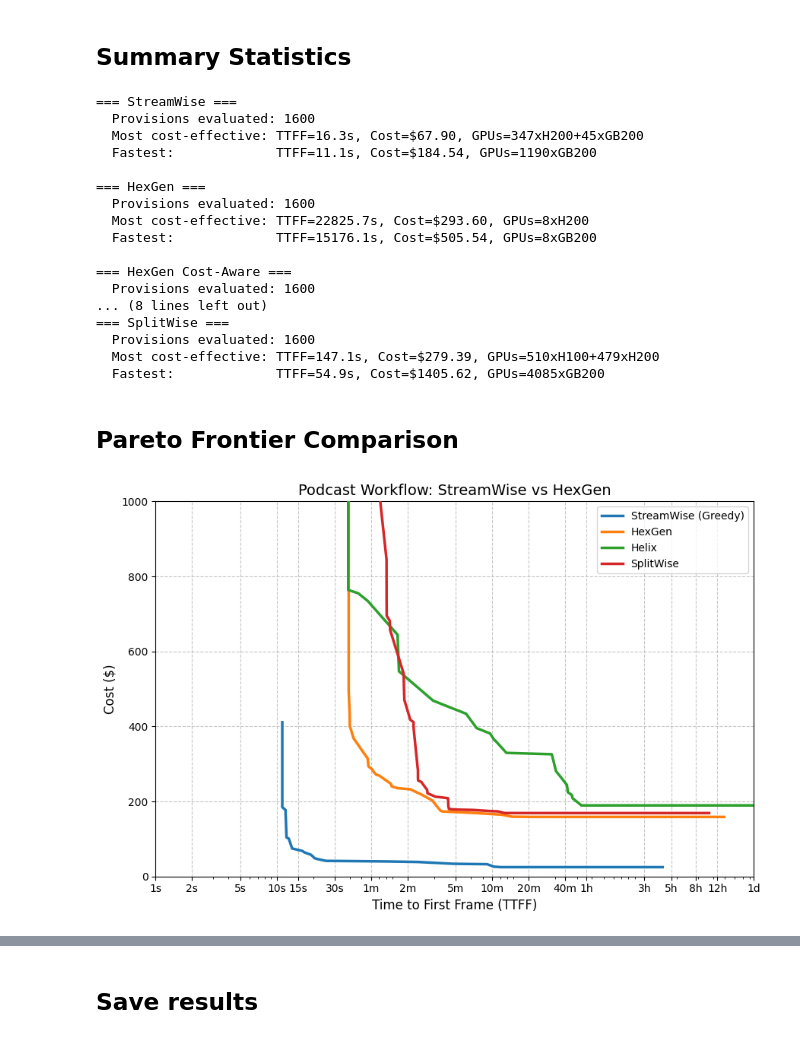
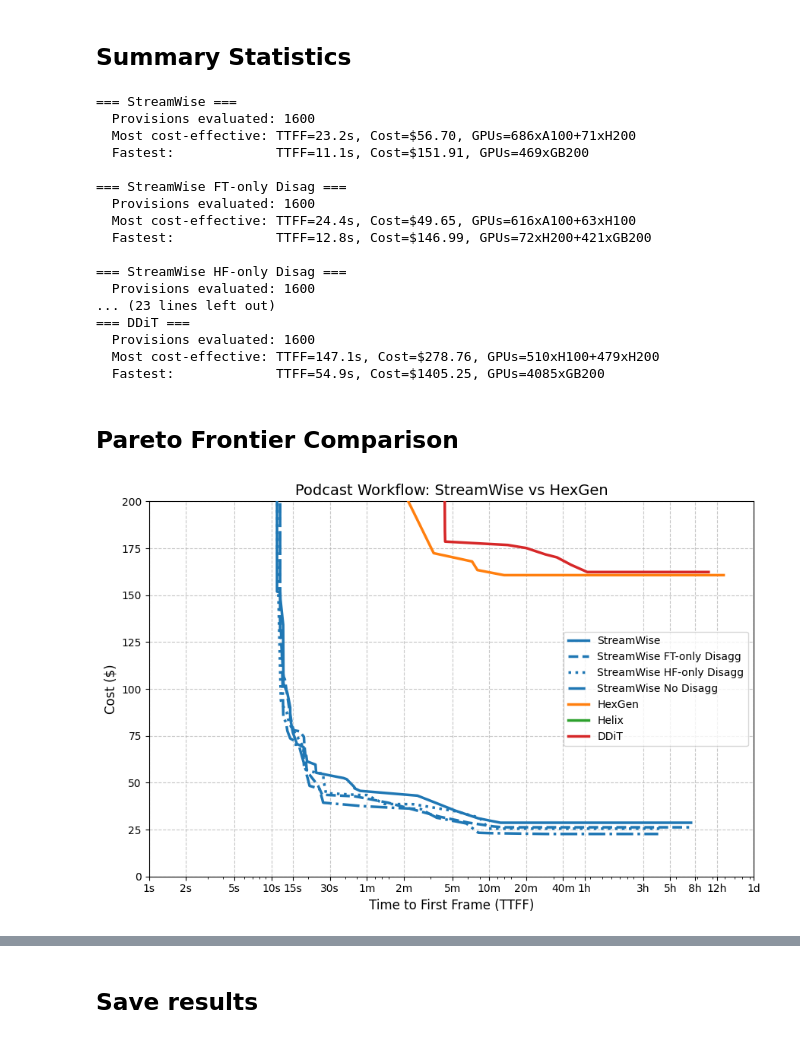
Before and after one commit to Azure/realtimevideogen, a Jupyter notebook: simulator/llm.ipynb, the cells around one changed output, grey strips where cells are left out. Saved outputs shown, nothing was run; the diff lists cells and outputs as text; code cells hidden in the pictures.

```diff
--- a/simulator/llm.ipynb
+++ b/simulator/llm.ipynb
@@ -60,9 +61,17 @@ workflow = PODCAST_WORKFLOW
 # %% [markdown]
 ## Run Provisioning
 # %%
+# both disagg
+sw_both_disagg_policy = replace(
+    STREAMWISE_POLICY,
+    disaggregation = {
+        Model.FT: True,
+        Model.HF: True,
+    }
+)
 streamwise_results = get_provisioning_results(
     workflow=workflow,
     latency_data=latency_data,
-    policy=STREAMWISE_POLICY,
+    policy=sw_both_disagg_policy,
     short_list=SHORT_LIST,
 )
@@ -69,3 +109,18 @@ streamwise_results = get_provisioning_results(
+# %%
+# hf-only disagg
+sw_hf_only_disagg_policy = replace(
+    STREAMWISE_POLICY,
+    disaggregation={
+        Model.HF: True,
+        Model.FT: False,
+    }
+)
+streamwise_hf_only_disagg_results = get_provisioning_results(
+    workflow=workflow,
+    latency_data=latency_data,
+    policy=sw_hf_only_disagg_policy,
+    short_list=SHORT_LIST,
+)
 # %%
 hexgen_results = get_provisioning_results(
     workflow=workflow,
@@ -148,6 +203,9 @@ hexgen_results_using_spot_cost_aware = get_provisioning_results(
 # %%
 for label, res in [
     ("StreamWise", streamwise_results),
+    ("StreamWise FT-only Disag", streamwise_ft_only_disagg_results),
+    ("StreamWise HF-only Disag", streamwise_hf_only_disagg_results),
+    ("StreamWise No Disagg", streamwise_no_disagg_results),
     ("HexGen", hexgen_results),
     ("HexGen Cost-Aware", hexgen_cost_aware_results),
     ("Helix", helix_results),
@@ -163,21 +221,21 @@ for label, res in [
 # %% [output]
 === StreamWise ===
   Provisions evaluated: 1600
-  Most cost-effective: TTFF=16.3s, Cost=$67.90, GPUs=347xH200+45xGB200
-  Fastest:             TTFF=11.1s, Cost=$184.54, GPUs=1190xGB200
+  Most cost-effective: TTFF=23.2s, Cost=$56.70, GPUs=686xA100+71xH200
+  Fastest:             TTFF=11.1s, Cost=$151.91, GPUs=469xGB200
 
-=== HexGen ===
+=== StreamWise FT-only Disag ===
   Provisions evaluated: 1600
-  Most cost-effective: TTFF=22825.7s, Cost=$293.60, GPUs=8xH200
-  Fastest:             TTFF=15176.1s, Cost=$505.54, GPUs=8xGB200
+  Most cost-effective: TTFF=24.4s, Cost=$49.65, GPUs=616xA100+63xH100
+  Fastest:             TTFF=12.8s, Cost=$146.99, GPUs=72xH200+421xGB200
 
-=== HexGen Cost-Aware ===
+=== StreamWise HF-only Disag ===
   Provisions evaluated: 1600
-... (8 lines left out)
-=== SplitWise ===
+... (23 lines left out)
+=== DDiT ===
   Provisions evaluated: 1600
-  Most cost-effective: TTFF=147.1s, Cost=$279.39, GPUs=510xH100+479xH200
-  Fastest:             TTFF=54.9s, Cost=$1405.62, GPUs=4085xGB200
+  Most cost-effective: TTFF=147.1s, Cost=$278.76, GPUs=510xH100+479xH200
+  Fastest:             TTFF=54.9s, Cost=$1405.25, GPUs=4085xGB200
 # %% [markdown]
 ## Pareto Frontier Comparison
 # %%
@@ -205,7 +263,7 @@ def plot_pareto_comparison(
     plt.rcParams.update({"font.size": 12})
 
     default_colors = get_color_map()
-    default_line_styles = ["-", "--", "-.", ":"]
+    default_line_styles = ["-", "--", ":", "-."]
     default_markers = ["o", "s", "^", "D", "v", "P"]
     alpha = 0.35  # for scatter points
 
@@ -271,20 +329,23 @@ def plot_pareto_comparison(
 # %%
 plot_pareto_comparison(
     [
-        (streamwise_results, "StreamWise (Greedy)"),
+        (streamwise_results, "StreamWise"),
+        (streamwise_ft_only_disagg_results, "StreamWise FT-only Disagg"),
+        (streamwise_hf_only_disagg_results, "StreamWise HF-only Disagg"),
+        (streamwise_no_disagg_results, "StreamWise No Disagg"),
         # (hexgen_results, "HexGen"),
         (hexgen_cost_aware_results, "HexGen"),
         (helix_results, "Helix"),
         (ddit_results, "DDiT"),
     ],
-    xmin=5,
-    xmax=5 * SECONDS_IN_HOUR,
-    ymax=1000,
+    xmin=10,
+    xmax=1 * SECONDS_IN_HOUR,
+    ymax=200,
     # yscale="log",
     frontier_line_only=True,
 )
 # %% [output]
-[figure, old version]
+[figure, new version]
 # %%
 plot_pareto_comparison(
     [
```
Also changed, not shown: parts of 6 cells of this notebook, 22 other files.
